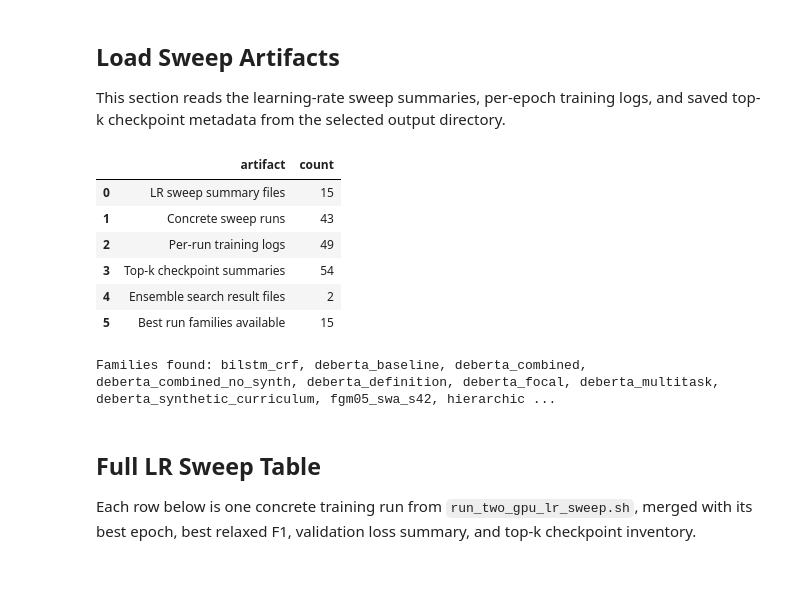
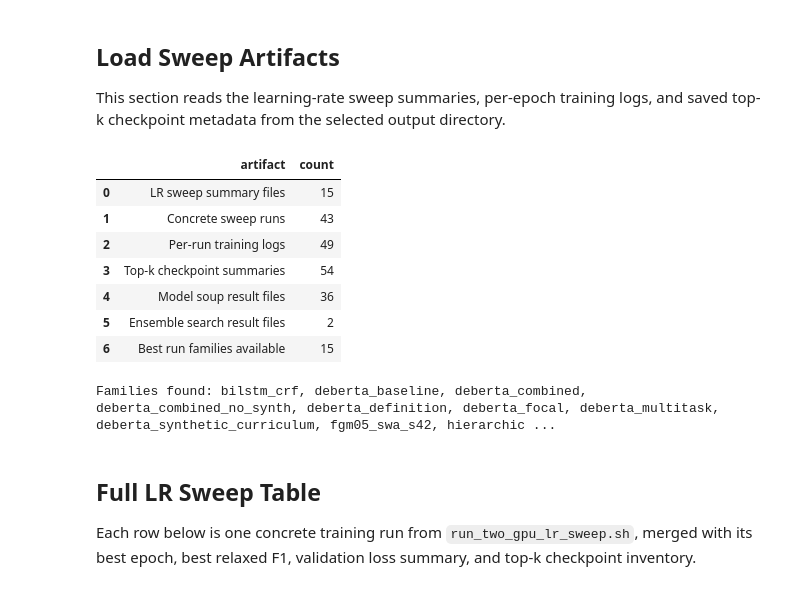
Before and after one commit to NerdToMars/NLP_assignment, a Jupyter notebook: results_and_ablation.ipynb, the cells around one changed output. Saved outputs shown, nothing was run; the diff lists cells and outputs as text; code cells hidden in the pictures.

Commit message:
add model soup and update notebooks

```diff
--- a/results_and_ablation.ipynb
+++ b/results_and_ablation.ipynb
@@ -188,6 +188,42 @@ def load_topk_rows(output_dir):
             'top_checkpoint_path': checkpoints[0]['path'] if checkpoints else None,
         }
     return topk
+
+
+def load_model_soup_rows(output_dir):
+    soup_rows = []
+    best_soup_by_model_type = {}
+    for path in sorted(output_dir.glob('*_soup_results.json')):
+        data = read_json(path)
+        if not isinstance(data, dict):
+            continue
+        experiment_name = data.get('experiment_name', path.stem.replace('_results', ''))
+        source_details = data.get('source_experiments', [])
+        source_names = [detail.get('source_experiment') for detail in source_details if detail.get('source_experiment')]
+        row = {
+            'experiment_name': experiment_name,
+            'family': experiment_name.replace('_soup', ''),
+            'display_name': experiment_name,
+            'model_type': data.get('model_type', data.get('metadata', {}).get('model_type', 'unknown')),
+            'best_relaxed_f1': safe_float(data.get('relaxed_f1')),
+            'best_strict_f1': safe_float(data.get('strict_f1')),
+            'relaxed_precision': safe_float(data.get('relaxed_precision')),
+            'relaxed_recall': safe_float(data.get('relaxed_recall')),
+            'num_checkpoints': len(data.get('checkpoint_paths', [])),
+            'num_source_experiments': len(source_details),
+            'source_experiments': ', '.join(source_names),
+            'saved_model_path': data.get('saved_model_path'),
+        }
+        soup_rows.append(row)
+
+        model_type = row['model_type']
+        current = best_soup_by_model_type.get(model_type)
+        if current is None or row['best_relaxed_f1'] > current['best_relaxed_f1']:
+            best_soup_by_model_type[model_type] = row
+
+    soup_rows.sort(key=lambda row: row.get('best_relaxed_f1', float('-inf')), reverse=True)
+    best_rows = sorted(best_soup_by_model_type.values(), key=lambda row: row.get('best_relaxed_f1', float('-inf')), reverse=True)
+    return soup_rows, best_rows
 
 
 def load_ensemble_search_rows(output_dir):
@@ -384,31 +420,34 @@ def plot_learning_curves(best_rows, logs_by_experiment, families, title):
 This section reads the learning-rate sweep summaries, per-epoch training logs, and saved top-k checkpoint metadata from the selected output directory.
 # %%
 run_rows, logs_by_experiment, log_rows, sweep_rows, topk_rows = merge_run_rows(OUTPUT_DIR)
+soup_rows, best_soup_rows = load_model_soup_rows(OUTPUT_DIR)
 ensemble_rows, ensemble_best_by_size_rows, ensemble_top_two_rows = load_ensemble_search_rows(OUTPUT_DIR)
 best_rows = best_by_family(run_rows)
 
 sweep_summary_files = len(list(OUTPUT_DIR.glob('*_lr_sweep.json')))
 log_files = len(list(OUTPUT_DIR.glob('*_log.json')))
 topk_summary_files = len(list((OUTPUT_DIR / 'checkpoints').glob('*/topk_summary.json')))
 
 overview = [
     {'artifact': 'LR sweep summary files', 'count': sweep_summary_files},
     {'artifact': 'Concrete sweep runs', 'count': len(run_rows)},
     {'artifact': 'Per-run training logs', 'count': log_files},
     {'artifact': 'Top-k checkpoint summaries', 'count': topk_summary_files},
+    {'artifact': 'Model soup result files', 'count': len(soup_rows)},
     {'artifact': 'Ensemble search result files', 'count': len(ensemble_rows)},
     {'artifact': 'Best run families available', 'count': len(best_rows)},
 ]
 display_rows(overview, columns=['artifact', 'count'])
 print('Families found:', ', '.join(sorted(row['family'] for row in best_rows)))
 # %% [output]
 |  | artifact | count |
 | 0 | LR sweep summary files | 15 |
 | 1 | Concrete sweep runs | 43 |
 | 2 | Per-run training logs | 49 |
 | 3 | Top-k checkpoint summaries | 54 |
-| 4 | Ensemble search result files | 2 |
-| 5 | Best run families available | 15 |
+| 4 | Model soup result files | 36 |
+| 5 | Ensemble search result files | 2 |
+| 6 | Best run families available | 15 |
 Families found: bilstm_crf, deberta_baseline, deberta_combined, deberta_combined_no_synth, deberta_definition, deberta_focal, deberta_multitask, deberta_synthetic_curriculum, fgm05_swa_s42, hierarchic ...
 # %% [markdown]
 ## Full LR Sweep Table
```
Also changed, not shown: parts of 3 cells of this notebook, 2 other files.
